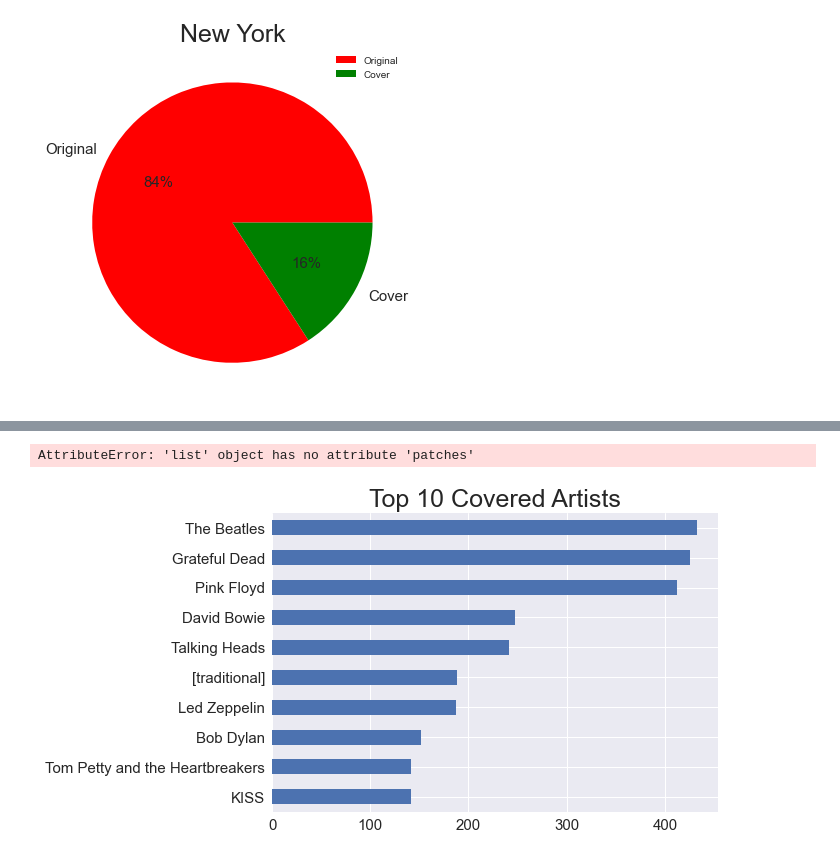
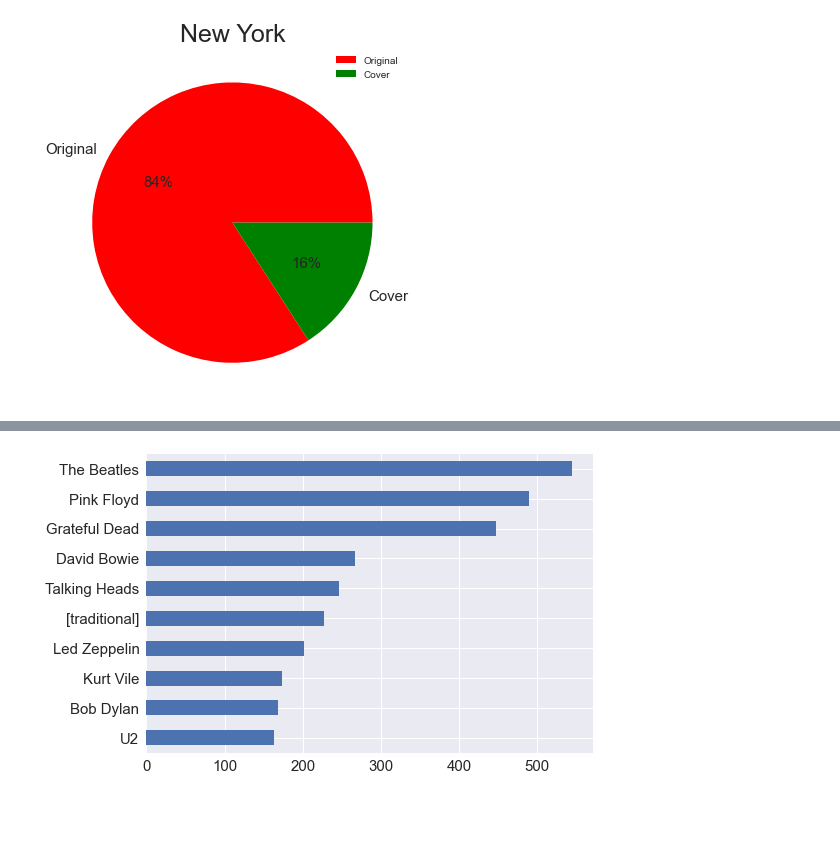
Before and after one commit to rebeccagwolfe/music_matters, a Jupyter notebook: Notebooks/MAIN_DATAFRAME_1.ipynb, the cells around one changed output, grey strips where cells are left out. Saved outputs shown, nothing was run; the diff lists cells and outputs as text; code cells hidden in the pictures; blank space fills up the shorter version.

Commit message:
got all the data!

```diff
--- a/Notebooks/MAIN_DATAFRAME_1.ipynb
+++ b/Notebooks/MAIN_DATAFRAME_1.ipynb
@@ -226,3 +151,16 @@ concat = pd.concat([new_york, nashville, seattle, portland, los_angeles, chicago
+# %%
+barcelona =pd.read_excel('../Data/music_matters_barcelona.xlsx')
+barcelona= barcelona[barcelona['city']=='Barcelona']
+# %%
+amsterdam =pd.read_excel('../Data/music_matters_amsterdam.xlsx')
+amsterdam = amsterdam[amsterdam['city']=='Amsterdam']
+# %%
+antwerp =pd.read_excel('../Data/music_matters_antwerp.xlsx')
+antwerp = antwerp[antwerp['city']=='Antwerp']
+# %%
+# need to add bueno_aires, berlin, amsterdam, and antwerp
+
+concat = pd.concat([new_york, nashville, seattle, portland, los_angeles, chicago, austin, denver, las_vegas, san_francisco, paris, toronto, manchester, london, brussels, berlin, barcelona, buenos_aires, amsterdam, antwerp], ignore_index=True)
 # %%
 concat
 # %% [output]
@@ -408,14 +421,13 @@ plt.tight_layout()
 # %%
 chart =covers['cover'].value_counts().nlargest(10).sort_values(ascending=True).plot(kind='barh', xlabel='', legend=False, ylabel='', fontsize=15)
 
-plt.title('Top 10 Covered Artists',fontsize=25)
-plt.bar_label(chart.containers, size=11, label_type='center')
-plt.bar_label(chart.containers, size=11, label_type='center')
-plt.savefig("Eligibility_Categories.png")
-plt.show()
+# plt.title('Top 10 Covered Artists',fontsize=25)
+# plt.bar_label(chart.containers, size=11, label_type='center')
+# plt.bar_label(chart.containers, size=11, label_type='center')
+# plt.savefig("Eligibility_Categories.png")
+# plt.show()
 # %% [output]
-AttributeError: 'list' object has no attribute 'patches'
-[figure, old version]
+[figure, new version]
 # %%
 covers['song'].value_counts().nlargest(10).sort_values(ascending=True).plot(kind='barh', xlabel='', legend=False, ylabel='', fontsize=15)
 
```
Also changed, not shown: parts of 97 cells of this notebook.
